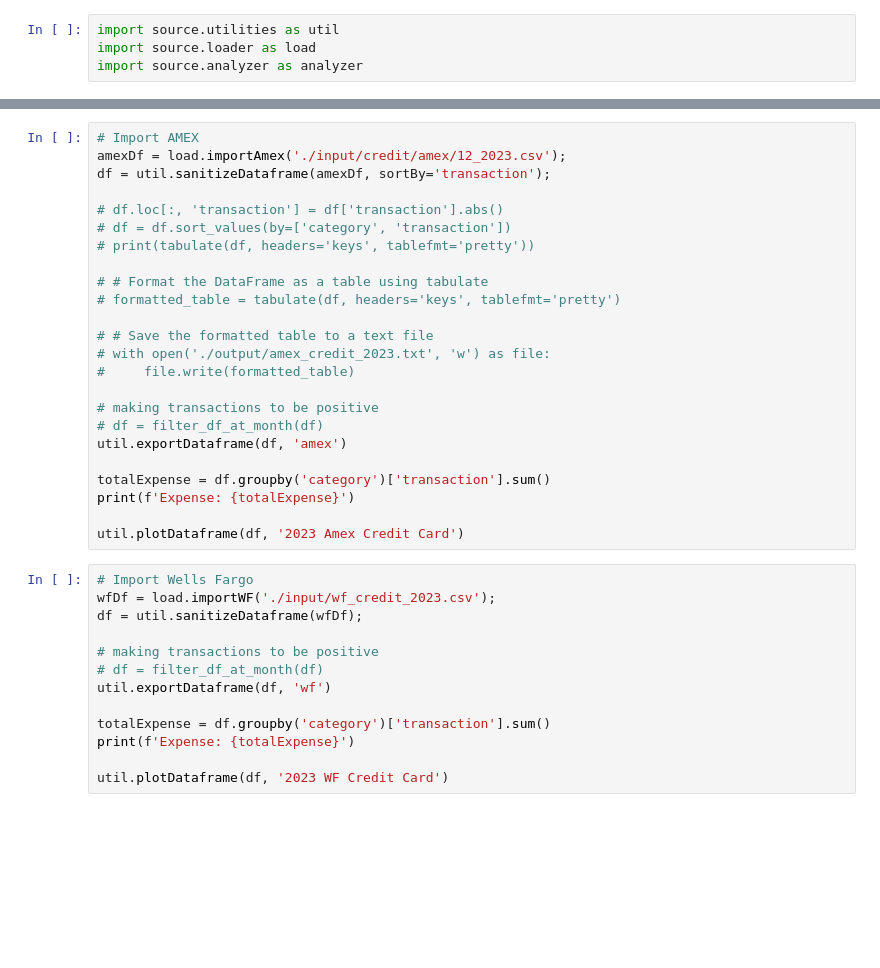
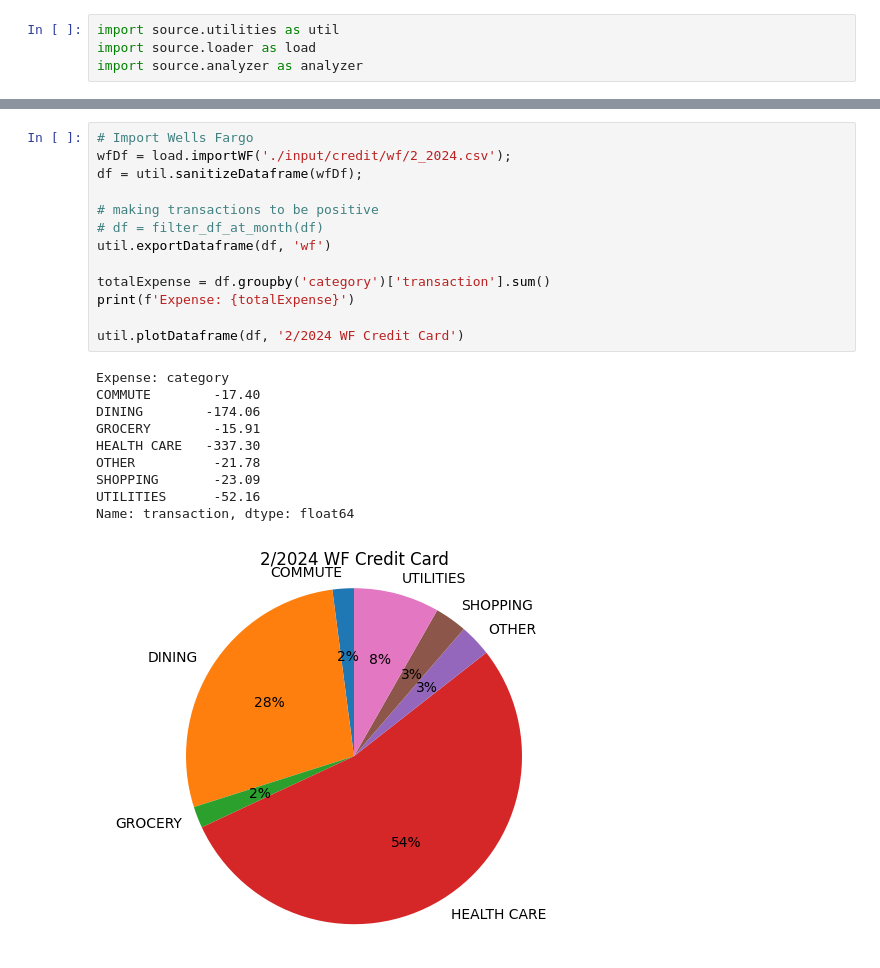
Before and after one commit to lonelytango/swiss-finance, a Jupyter notebook: analyzer.ipynb, the cells around one changed output, grey strips where cells are left out. Drawn from its saved outputs; the diff is of its cells as text; blank space fills up the shorter version.

```diff
--- a/analyzer.ipynb
+++ b/analyzer.ipynb
@@ -50,37 +47,24 @@ Name: transaction, dtype: object
 # %%
-# Import AMEX
-amexDf = load.importAmex('./input/credit/amex/12_2023.csv');
-df = util.sanitizeDataframe(amexDf, sortBy='transaction');
-
-# df.loc[:, 'transaction'] = df['transaction'].abs()
-# df = df.sort_values(by=['category', 'transaction'])
-# print(tabulate(df, headers='keys', tablefmt='pretty'))
-
-# # Format the DataFrame as a table using tabulate
-# formatted_table = tabulate(df, headers='keys', tablefmt='pretty')
-
-# # Save the formatted table to a text file
-# with open('./output/amex_credit_2023.txt', 'w') as file:
-#     file.write(formatted_table)
+# Import Wells Fargo
+wfDf = load.importWF('./input/credit/wf/2_2024.csv');
+df = util.sanitizeDataframe(wfDf);
 
 # making transactions to be positive
 # df = filter_df_at_month(df)
-util.exportDataframe(df, 'amex')
+util.exportDataframe(df, 'wf')
 
 totalExpense = df.groupby('category')['transaction'].sum()
 print(f'Expense: {totalExpense}')
 
-util.plotDataframe(df, '2023 Amex Credit Card')
+util.plotDataframe(df, '2/2024 WF Credit Card')
+# %% [output]
+Expense: category
+COMMUTE        -17.40
+DINING        -174.06
+GROCERY        -15.91
+HEALTH CARE   -337.30
+OTHER          -21.78
+SHOPPING       -23.09
+UTILITIES      -52.16
+Name: transaction, dtype: float64
+[figure, added]
-# %%
-# Import Wells Fargo
-wfDf = load.importWF('./input/wf_credit_2023.csv');
-df = util.sanitizeDataframe(wfDf);
-
-# making transactions to be positive
-# df = filter_df_at_month(df)
-util.exportDataframe(df, 'wf')
-
-totalExpense = df.groupby('category')['transaction'].sum()
-print(f'Expense: {totalExpense}')
-
-util.plotDataframe(df, '2023 WF Credit Card')
```
Also changed, not shown: parts of 2 cells of this notebook, 6 other files.
